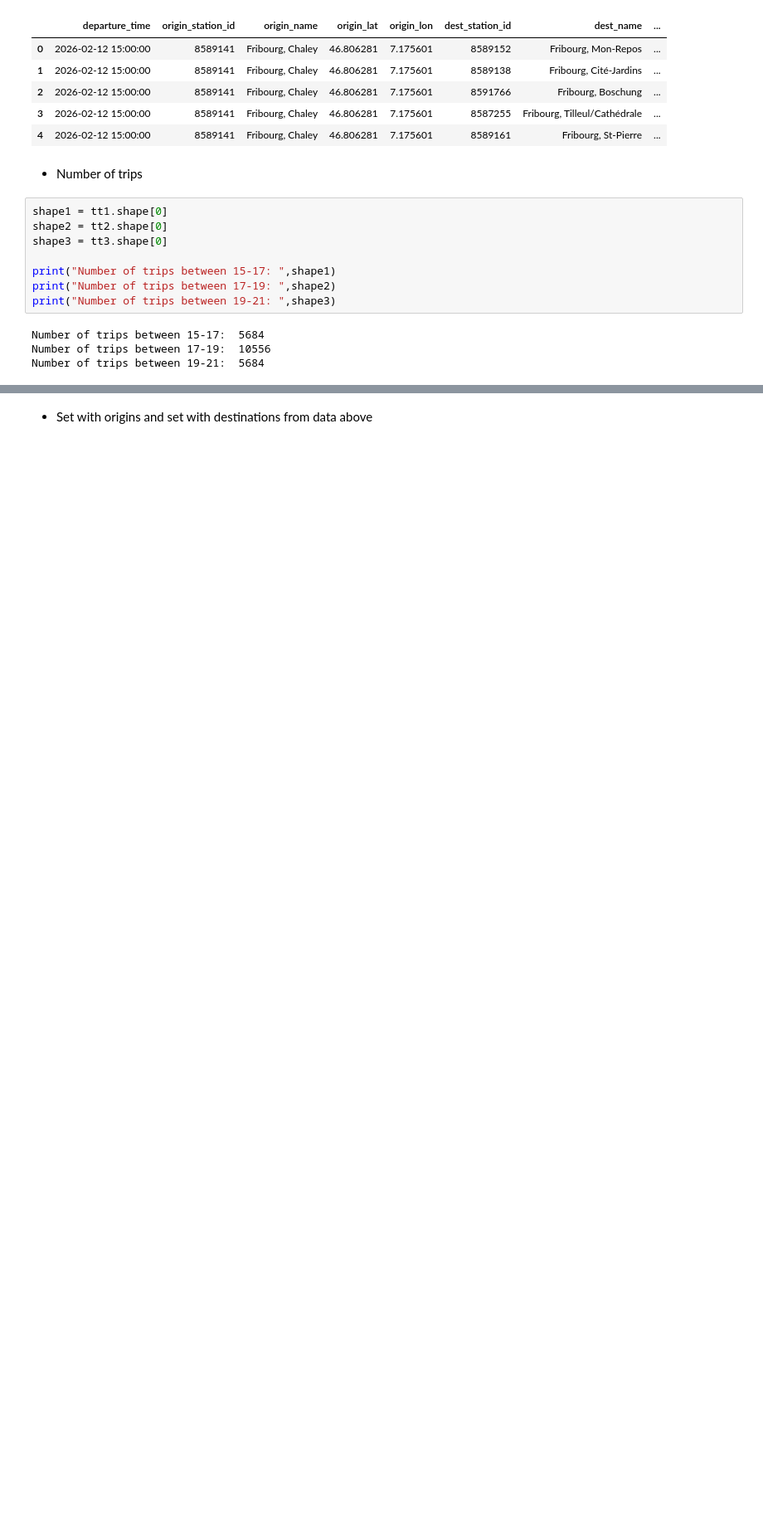
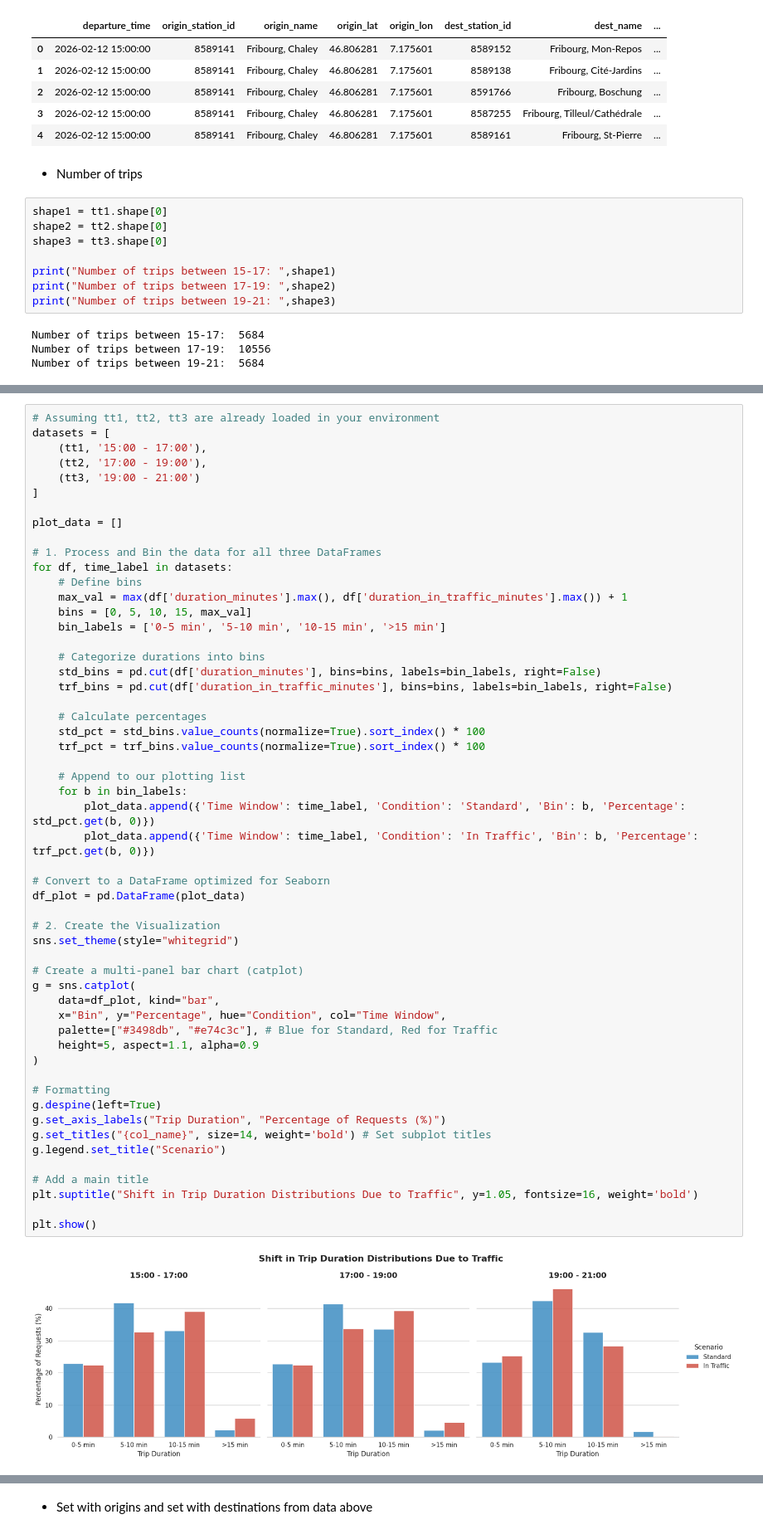
Before and after one commit to arthiu/Semester_Project_Meng_Xu, a Jupyter notebook: Minibus_simulation-main/Semester_project_eugénie.ipynb, the cells around one changed output, grey strips where cells are left out. Shown at 83% size. Cells and saved outputs as stored; diff of their text form; blank space fills up the shorter version.

```diff
--- a/Minibus_simulation-main/Semester_project_eugénie.ipynb
+++ b/Minibus_simulation-main/Semester_project_eugénie.ipynb
@@ -36,0 +212,56 @@ Number of trips between 19-21:  5684
+# %%
+# Assuming tt1, tt2, tt3 are already loaded in your environment
+datasets = [
+    (tt1, '15:00 - 17:00'),
+    (tt2, '17:00 - 19:00'),
+    (tt3, '19:00 - 21:00')
+]
+
+plot_data = []
+
+# 1. Process and Bin the data for all three DataFrames
+for df, time_label in datasets:
+    # Define bins
+    max_val = max(df['duration_minutes'].max(), df['duration_in_traffic_minutes'].max()) + 1
+    bins = [0, 5, 10, 15, max_val]
+    bin_labels = ['0-5 min', '5-10 min', '10-15 min', '>15 min']
+
+    # Categorize durations into bins
+    std_bins = pd.cut(df['duration_minutes'], bins=bins, labels=bin_labels, right=False)
+    trf_bins = pd.cut(df['duration_in_traffic_minutes'], bins=bins, labels=bin_labels, right=False)
+
+    # Calculate percentages
+    std_pct = std_bins.value_counts(normalize=True).sort_index() * 100
+    trf_pct = trf_bins.value_counts(normalize=True).sort_index() * 100
+
+    # Append to our plotting list
+    for b in bin_labels:
+        plot_data.append({'Time Window': time_label, 'Condition': 'Standard', 'Bin': b, 'Percentage': std_pct.get(b, 0)})
+        plot_data.append({'Time Window': time_label, 'Condition': 'In Traffic', 'Bin': b, 'Percentage': trf_pct.get(b, 0)})
+
+# Convert to a DataFrame optimized for Seaborn
+df_plot = pd.DataFrame(plot_data)
+
+# 2. Create the Visualization
+sns.set_theme(style="whitegrid")
+
+# Create a multi-panel bar chart (catplot)
+g = sns.catplot(
+    data=df_plot, kind="bar",
+    x="Bin", y="Percentage", hue="Condition", col="Time Window",
+    palette=["#3498db", "#e74c3c"], # Blue for Standard, Red for Traffic
+    height=5, aspect=1.1, alpha=0.9
+)
+
+# Formatting
+g.despine(left=True)
+g.set_axis_labels("Trip Duration", "Percentage of Requests (%)")
+g.set_titles("{col_name}", size=14, weight='bold') # Set subplot titles
+g.legend.set_title("Scenario")
+
+# Add a main title
+plt.suptitle("Shift in Trip Duration Distributions Due to Traffic", y=1.05, fontsize=16, weight='bold')
+
+plt.show()
+# %% [output]
+[figure, added]
```
Also changed, not shown: parts of 13 cells of this notebook, 1 other file.
